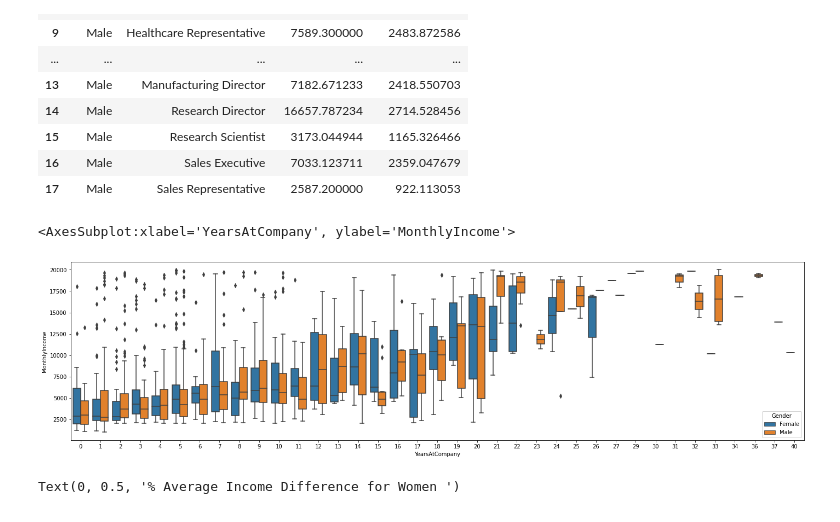
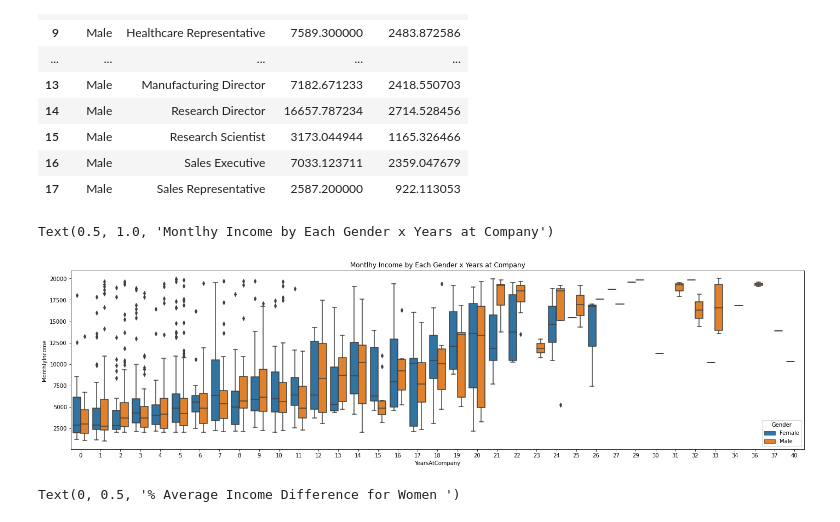
Before and after one commit to rafaelpavan95/HR_Analytics, a Jupyter notebook: notebook.ipynb, the cells around one changed output. Drawn from its saved outputs; the diff is of its cells as text; code cells hidden in the pictures.

Commit message:
Data Analysis - Gender

```diff
--- a/notebook.ipynb
+++ b/notebook.ipynb
@@ -202,9 +202,10 @@ men_women
 # %%
 plt.figure(figsize=(24,6))
 sns.boxplot(data['YearsAtCompany'],data['MonthlyIncome'], hue=data['Gender'])
+plt.title('Montlhy Income by Each Gender x Years at Company')
 # %% [output]
-<AxesSubplot:xlabel='YearsAtCompany', ylabel='MonthlyIncome'>
+Text(0.5, 1.0, 'Montlhy Income by Each Gender x Years at Company')
-[figure, old version]
+[figure, new version]
 # %%
 relative_dif = 100*(men_women[men_women['Gender']=='Female']['mean'].values - men_women[men_women['Gender']=='Male']['mean'].values)/ men_women[men_women['Gender']=='Male']['mean'].values
 plt.figure(figsize=(18,8))
```
Also changed, not shown: parts of 3 cells of this notebook.
